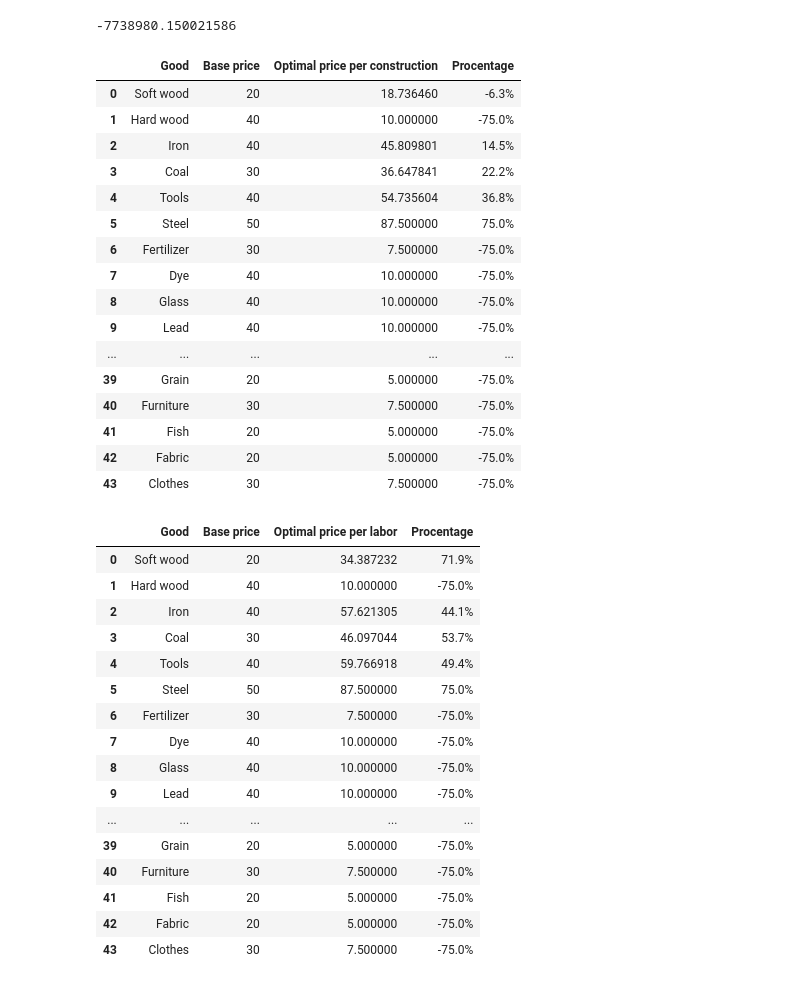
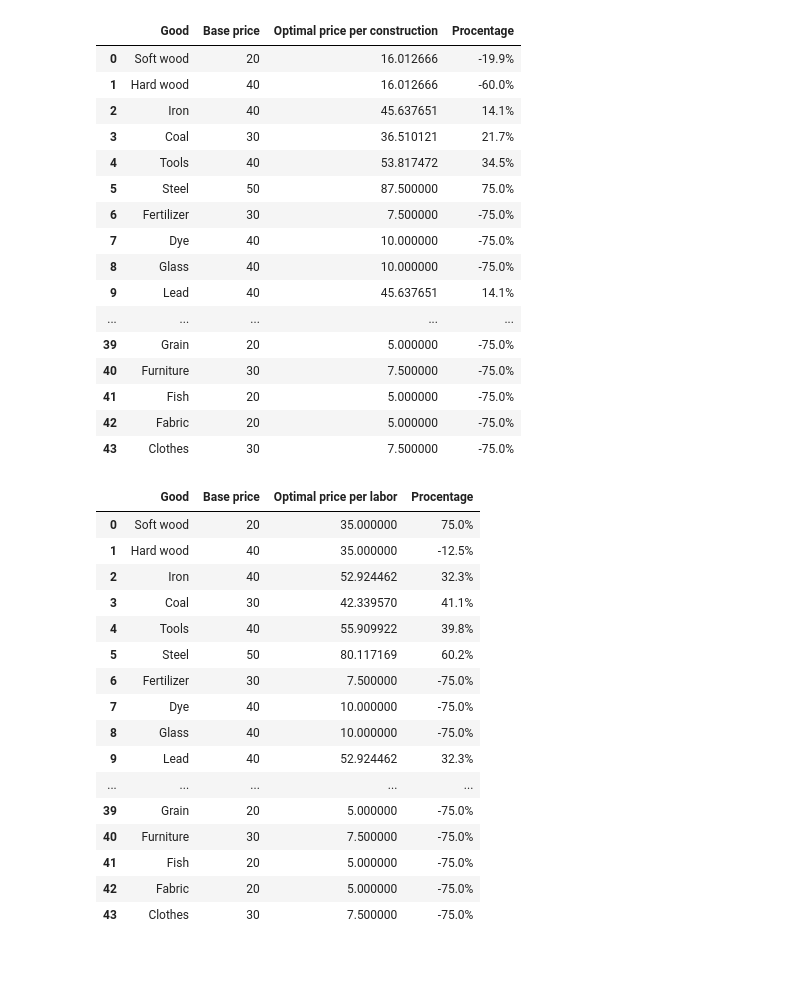
Before and after one commit to Partrester12/Vicky3BuildingEffeciencyOptimizer, a Jupyter notebook: OptimizeBuildings.ipynb, the cells around one changed output. Drawn from its saved outputs; the diff is of its cells as text; code cells hidden in the pictures.

Commit message:
Massive update that tackles non-linear optimization cases

```diff
--- a/OptimizeBuildings.ipynb
+++ b/OptimizeBuildings.ipynb
@@ -110,12 +115,16 @@ for bp in BASEPRICES:
 
 #print(boundaries)
 # %%
-#Optimization!
+#Linear optimization if it's possible!
+
+#print(c_con)
 
 res_con=linprog(c_con, A_eq=A_con, b_eq=rhs_con, bounds=boundaries)
-res_con.fun
+#print(res_con.success)
+#print(c_con)
+con_result=res_con.x
 
 res_lab=linprog(c_lab, A_eq=A_lab, b_eq=rhs_lab, bounds=boundaries)
-res_lab.fun
+#print(res_lab)
+#print(c_lab)
+lab_result=res_lab.x
-# %% [output]
--7738980.150021586
@@ -124,24 +249,27 @@ res_lab.fun
 
 procentages=[]
 
-for i in range(len(res_con.x)):
-    procentages.append(str(round(((res_con.x[i]/BASEPRICES[i])-1)*100, 1))+"%")
+for i in range(len(con_result)):
+    procentages.append(str(round(((con_result[i]/BASEPRICES[i])-1)*100, 1))+"%")
 
-d = {'Good':GOODSNAMES, 'Base price':BASEPRICES, 'Optimal price per construction':res_con.x, 'Procentage':procentages}
+d = {'Good':GOODSNAMES, 'Base price':BASEPRICES, 'Optimal price per construction':con_result, 'Procentage':procentages}
 readable_df=pd.DataFrame(data=d)
+
+if not res_con.success:
+    print("Note that linear optimization could not be performed and these prices are simply the best your PC and this program could calculate")
 readable_df
 # %% [output]
 |  | Good | Base price | Optimal price per construction | Procentage |
-| 0 | Soft wood | 20 | 18.736460 | -6.3% |
-| 1 | Hard wood | 40 | 10.000000 | -75.0% |
-| 2 | Iron | 40 | 45.809801 | 14.5% |
-| 3 | Coal | 30 | 36.647841 | 22.2% |
-| 4 | Tools | 40 | 54.735604 | 36.8% |
+| 0 | Soft wood | 20 | 16.012666 | -19.9% |
+| 1 | Hard wood | 40 | 16.012666 | -60.0% |
+| 2 | Iron | 40 | 45.637651 | 14.1% |
+| 3 | Coal | 30 | 36.510121 | 21.7% |
+| 4 | Tools | 40 | 53.817472 | 34.5% |
 | 5 | Steel | 50 | 87.500000 | 75.0% |
 | 6 | Fertilizer | 30 | 7.500000 | -75.0% |
 | 7 | Dye | 40 | 10.000000 | -75.0% |
 | 8 | Glass | 40 | 10.000000 | -75.0% |
-| 9 | Lead | 40 | 10.000000 | -75.0% |
+| 9 | Lead | 40 | 45.637651 | 14.1% |
 | ... | ... | ... | ... | ... |
 | 39 | Grain | 20 | 5.000000 | -75.0% |
 | 40 | Furniture | 30 | 7.500000 | -75.0% |
@@ -151,26 +279,29 @@ readable_df
 # %%
 #Making the optimal prices per labor more readable
 
 procentages=[]
 
-for i in range(len(res_lab.x)):
-    procentages.append(str(round(((res_lab.x[i]/BASEPRICES[i])-1)*100, 1))+"%")
+for i in range(len(lab_result)):
+    procentages.append(str(round(((lab_result[i]/BASEPRICES[i])-1)*100, 1))+"%")
 
-d = {'Good':GOODSNAMES, 'Base price':BASEPRICES, 'Optimal price per labor':res_lab.x, 'Procentage':procentages}
+d = {'Good':GOODSNAMES, 'Base price':BASEPRICES, 'Optimal price per labor':lab_result, 'Procentage':procentages}
 readable_df=pd.DataFrame(data=d)
+
+if not res_lab.success:
+    print("Note that linear optimization could not be performed and these prices are simply the best your PC and this program could calculate")
 readable_df
 # %% [output]
 |  | Good | Base price | Optimal price per labor | Procentage |
-| 0 | Soft wood | 20 | 34.387232 | 71.9% |
-| 1 | Hard wood | 40 | 10.000000 | -75.0% |
-| 2 | Iron | 40 | 57.621305 | 44.1% |
-| 3 | Coal | 30 | 46.097044 | 53.7% |
-| 4 | Tools | 40 | 59.766918 | 49.4% |
-| 5 | Steel | 50 | 87.500000 | 75.0% |
+| 0 | Soft wood | 20 | 35.000000 | 75.0% |
+| 1 | Hard wood | 40 | 35.000000 | -12.5% |
+| 2 | Iron | 40 | 52.924462 | 32.3% |
+| 3 | Coal | 30 | 42.339570 | 41.1% |
+| 4 | Tools | 40 | 55.909922 | 39.8% |
+| 5 | Steel | 50 | 80.117169 | 60.2% |
 | 6 | Fertilizer | 30 | 7.500000 | -75.0% |
 | 7 | Dye | 40 | 10.000000 | -75.0% |
 | 8 | Glass | 40 | 10.000000 | -75.0% |
-| 9 | Lead | 40 | 10.000000 | -75.0% |
+| 9 | Lead | 40 | 52.924462 | 32.3% |
 | ... | ... | ... | ... | ... |
 | 39 | Grain | 20 | 5.000000 | -75.0% |
 | 40 | Furniture | 30 | 7.500000 | -75.0% |
```
Also changed, not shown: parts of 5 cells of this notebook, 1 other file.
